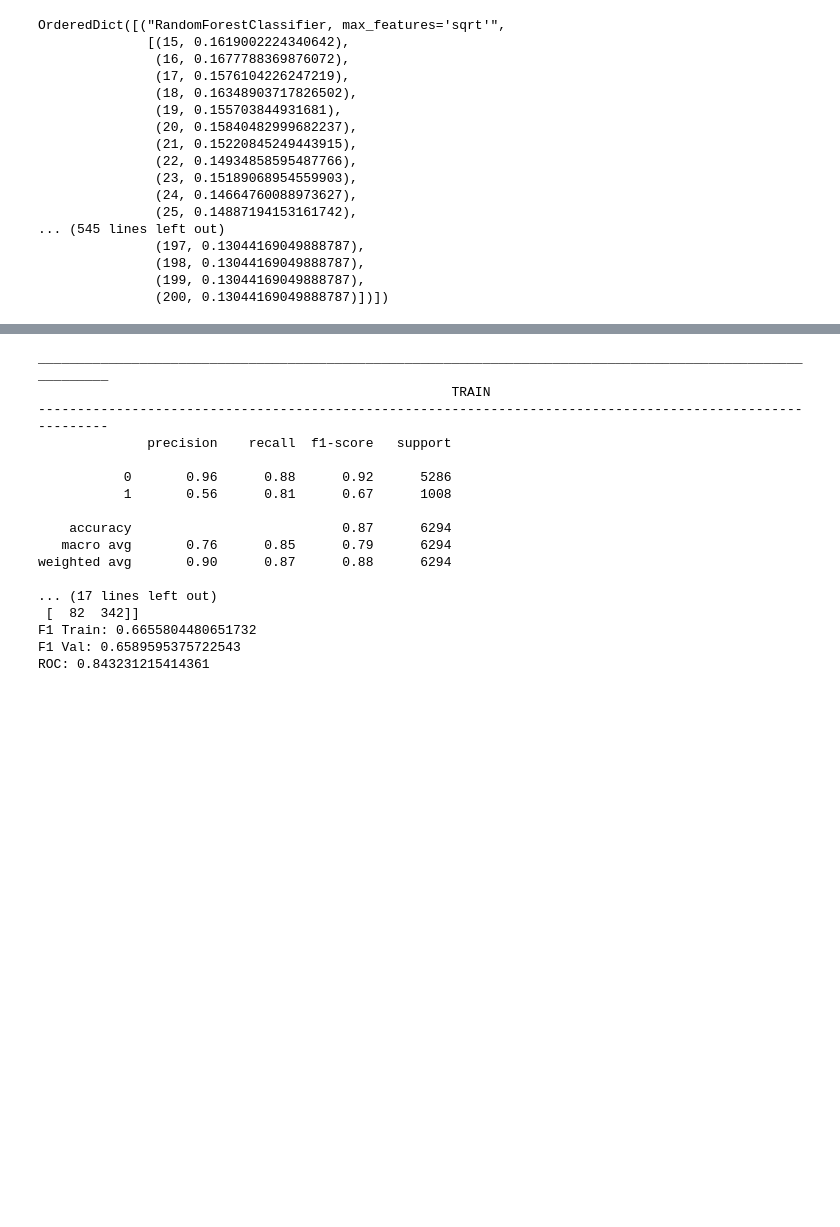
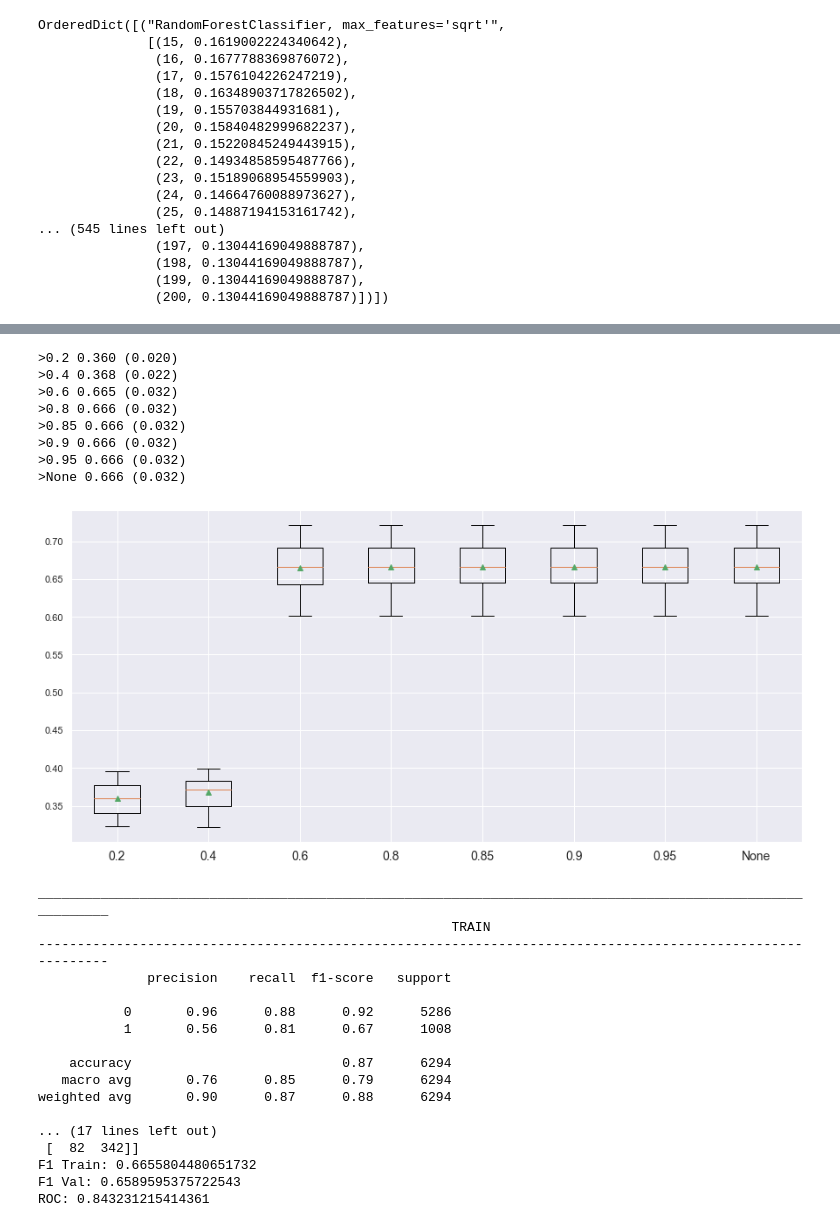
Before and after one commit to filipacarreira/MachineLearningProject, a Jupyter notebook: techscape-ecommerce/group_35.ipynb, the cells around one changed output, grey strips where cells are left out. Cells and saved outputs as stored; diff of their text form; code cells hidden in the pictures; blank space fills up the shorter version.

```diff
--- a/techscape-ecommerce/group_35.ipynb
+++ b/techscape-ecommerce/group_35.ipynb
@@ -2036,2 +2098,22 @@ OrderedDict([("RandomForestClassifier, max_features='sqrt'",
+# %%
+
+def get_models(values):
+    models = dict()
+    for value in values:
+        models[str(value)] = RandomForestClassifier(max_samples = value, n_estimators=20,class_weight='balanced_subsample',criterion="gini", max_features=None, min_samples_leaf=500,random_state=42)
+    return models
+
+models = get_models([0.2,0.4,0.6,0.8,0.85,0.90,0.95,None])
+return_results(models)
+# %% [output]
+>0.2 0.360 (0.020)
+>0.4 0.368 (0.022)
+>0.6 0.665 (0.032)
+>0.8 0.666 (0.032)
+>0.85 0.666 (0.032)
+>0.9 0.666 (0.032)
+>0.95 0.666 (0.032)
+>None 0.666 (0.032)
+[figure, added]
 # %%
 clf=RandomForestClassifier(n_estimators=20,class_weight='balanced_subsample',criterion="gini", max_features=None, min_samples_leaf=500,random_state=42).fit(X_train_eng[sets_RF1], y_train_df)
```
Also changed, not shown: parts of 29 cells of this notebook.
